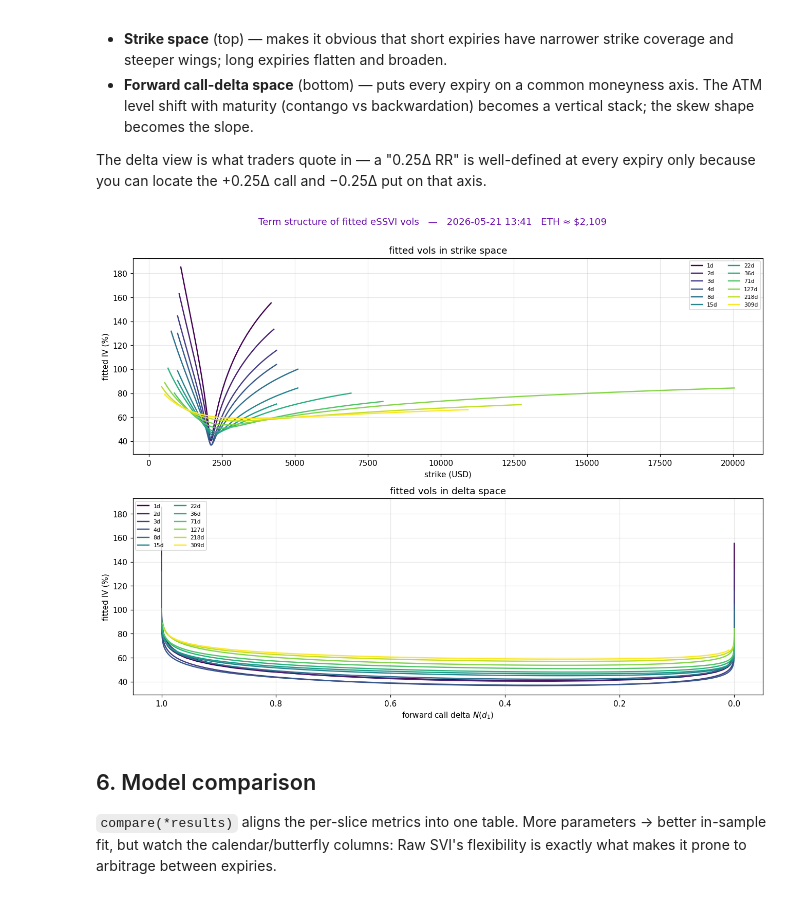
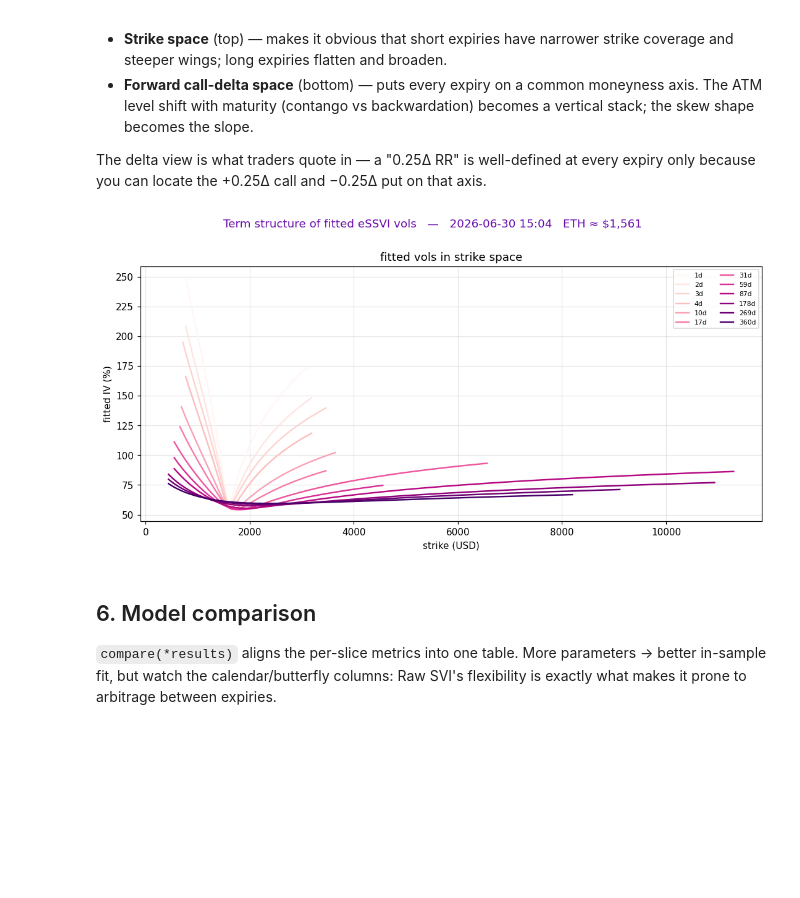
Before and after one commit to wiillytom/svi_modeling, a Jupyter notebook: volatility_surface/notebooks/project_outline.ipynb, the cells around one changed output. Cells and saved outputs as stored; diff of their text form; code cells hidden in the pictures; blank space fills up the shorter version.

Commit message:
More graphs

```diff
--- a/volatility_surface/notebooks/project_outline.ipynb
+++ b/volatility_surface/notebooks/project_outline.ipynb
@@ -146,7 +152,7 @@ Columns: ['bid_price', 'ask_price', 'open_interest', 'mark_price', 'creation_tim
 # %%
 # load_snapshot() pulls a single timestamp and re-derives k, w, t cleanly.
 snapshots = sorted(raw["file_timestamp"].unique())
-SNAP_TS = snapshots[0]
+SNAP_TS = snapshots[-1]
 df = load_snapshot(str(PARQUET_ETH), timestamp=SNAP_TS)
 
 expiries = sorted(df["t"].unique())
@@ -224,6 +280,6 @@ inventory
 # %%
-# Open interest by expiration date (stacked calls + puts).
-oi_exp = (df.groupby(["expiration_timestamp", "option_type"])["open_interest"]
+# Open interest by expiration date (stacked calls + puts) — FULL chain, ITM + OTM.
+oi_exp = (df_uncleaned.groupby(["expiration_timestamp", "option_type"])["open_interest"]
           .sum().unstack("option_type").fillna(0.0).sort_index()
           .rename(columns={"C": "Calls", "P": "Puts"}))
 labels = [pd.Timestamp(x).strftime("%d-%b-%y") for x in oi_exp.index]
@@ -238,7 +294,7 @@ for i, v in enumerate(tot):
     ax.annotate(f"{v/1000:.1f}k", (i, v), ha="center", va="bottom", fontsize=8)
 ax.set_xticks(x); ax.set_xticklabels(labels, rotation=90, fontsize=8)
 ax.set(ylabel="Open interest (contracts)",
-       title=f"ETH options open interest by expiry — {SNAP_TS}")
+       title=f"ETH options open interest by expiry (full chain) — {SNAP_TS}")
 ax.legend()
 plt.tight_layout(); plt.show()
 # %% [output]
@@ -246,6 +302,6 @@ plt.tight_layout(); plt.show()
 # %%
-# Open interest by strike (stacked calls + puts).
-oi_k = (df.groupby(["strike", "option_type"])["open_interest"]
+# Open interest by strike (stacked calls + puts) — FULL chain, ITM + OTM.
+oi_k = (df_uncleaned.groupby(["strike", "option_type"])["open_interest"]
         .sum().unstack("option_type").fillna(0.0).sort_index()
         .rename(columns={"C": "Calls", "P": "Puts"}))
 labels = [f"${int(x):,}" for x in oi_k.index]
@@ -261,7 +317,7 @@ for i, v in enumerate(tot):
         ax.annotate(f"{v/1000:.1f}k", (i, v), ha="center", va="bottom", fontsize=7)
 ax.set_xticks(x); ax.set_xticklabels(labels, rotation=90, fontsize=7)
 ax.set(ylabel="Open interest (contracts)",
-       title=f"ETH options open interest by strike — {SNAP_TS}")
+       title=f"ETH options open interest by strike (full chain) — {SNAP_TS}")
 ax.legend()
 plt.tight_layout(); plt.show()
 # %% [output]
@@ -269,17 +325,22 @@ plt.tight_layout(); plt.show()
 # %%
-# Bid-ask half-spread distribution by moneyness bucket — SINGLE snapshot.
-qq = df[(df["half_spread_iv"] > 0) & (df["half_spread_iv"] < 1)].assign(
+# Bid-ask half-spread by moneyness AND option side — SINGLE snapshot, FULL chain.
+# Same moneyness bucket, split by option_type, shows exactly what OTM-only
+# filtering buys: the ITM side of each bucket is the mirror-image quote
+# calibration throws away, and it is consistently the wider/noisier one.
+# (NaN half-spreads, from quotes where IV inversion failed on the unfiltered
+# universe, are dropped implicitly by the bounds mask below.)
+qq = df_uncleaned[(df_uncleaned["half_spread_iv"] > 0) & (df_uncleaned["half_spread_iv"] < 1)].assign(
     k_bucket=lambda d: pd.cut(
         d["k"],
         bins=[-2.0, -0.5, -0.2, 0.2, 0.5, 2.0],
         labels=["deep put", "OTM put", "ATM", "OTM call", "deep call"],
     )
 )
-fig, ax = plt.subplots(figsize=(9, 4))
-qq.boxplot(column="half_spread_iv", by="k_bucket", ax=ax, grid=False,
-           patch_artist=True)
-ax.set(xlabel="moneyness bucket", ylabel="half bid-ask spread (IV points)",
-       title=f"Bid-ask half-spread by moneyness — {SNAP_TS}")
+fig, ax = plt.subplots(figsize=(10, 4.5))
+qq.boxplot(column="half_spread_iv", by=["k_bucket", "option_type"], ax=ax,
+          grid=False, patch_artist=True, rot=45)
+ax.set(xlabel="moneyness bucket, option type", ylabel="half bid-ask spread (IV points)",
+       title=f"Bid-ask half-spread by moneyness — full chain (ITM+OTM) — {SNAP_TS}")
 plt.suptitle("")
 plt.tight_layout(); plt.show()
 # %% [output]
@@ -543,7 +593,7 @@ expiry only because you can locate the +0.25Δ call and −0.25Δ put on that ax
 from scipy.stats import norm
 
 def _fitted_ts_in_strike(res, dfoto, ax, k_pad=0.6):
-    model = res["_model"]; cmap = plt.cm.viridis; n = len(res["expiries"])
+    model = res["_model"]; cmap = plt.cm.RdPu; n = len(res["expiries"])
     for i, (t, params) in enumerate(zip(res["expiries"], res["params"])):
         s_sub = dfoto[np.isclose(dfoto["t"], t)]
         if s_sub.empty: continue
@@ -558,37 +608,37 @@ def _fitted_ts_in_strike(res, dfoto, ax, k_pad=0.6):
            title="fitted vols in strike space")
     ax.legend(fontsize=7, ncol=2, loc="upper right")
 
 
 def _fitted_ts_in_delta(res, dfoto, ax, k_pad=0.6):
     model = res["_model"]; cmap = plt.cm.viridis; n = len(res["expiries"])
     for i, (t, params) in enumerate(zip(res["expiries"], res["params"])):
         s_sub = dfoto[np.isclose(dfoto["t"], t)]
         if s_sub.empty: continue
         k_grid = np.linspace(s_sub["k"].min() - k_pad,
                              s_sub["k"].max() + k_pad, 200)
         iv     = model.iv(k_grid, params, t)
         # forward call delta = N(d1),  d1 = (ln(F/K) + 0.5*iv²·T) / (iv·sqrt(T))
         # k = ln(K/F)  =>  ln(F/K) = -k
         d1     = (-k_grid + 0.5 * iv ** 2 * t) / (iv * np.sqrt(t))
         delta  = norm.cdf(d1)
         ax.plot(delta, iv * 100, lw=1.6,
                 color=cmap(i / max(1, n - 1)),
                 label=f"{t*365:.0f}d")
     ax.set(xlabel="forward call delta $N(d_1)$", ylabel="fitted IV (%)",
            title="fitted vols in delta space")
     ax.legend(fontsize=7, ncol=2, loc="upper left")
     ax.invert_xaxis()   # ATM on left, deep-OTM call on right
 
 F_snap = float(df["underlying_price"].median())
-fig, (a1, a2) = plt.subplots(2, 1, figsize=(12, 9))
-_fitted_ts_in_strike(res_essvi, df_otm, a1)
-_fitted_ts_in_delta (res_essvi, df_otm, a2)
+fig, ax = plt.subplots(figsize=(10,5))
+_fitted_ts_in_strike(res_essvi, df_otm, ax)
+#_fitted_ts_in_delta (res_essvi, df_otm, a2)
 fig.suptitle(f"Term structure of fitted eSSVI vols   —   {SNAP_TS}   "
              f"ETH ≈ ${F_snap:,.0f}",
              fontsize=12, color="#6A0DAD", y=1.005)
 plt.tight_layout(); plt.show()
 # %% [output]
-[figure, old version]
+[figure, new version]
 # %% [markdown]
 <a id="sec6"></a>
 ## 6. Model comparison
```
Also changed, not shown: parts of 22 cells of this notebook, 45 other files.
